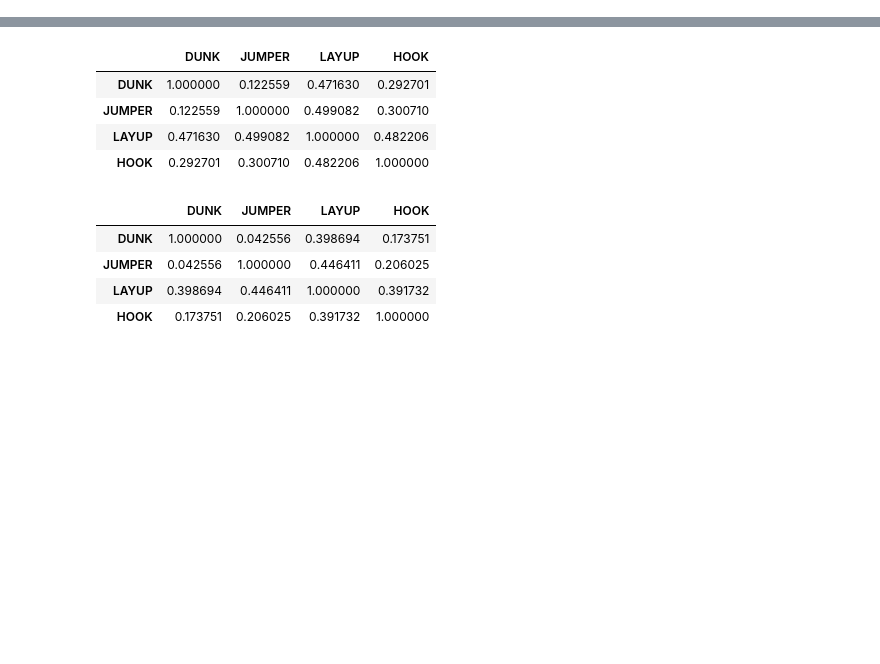
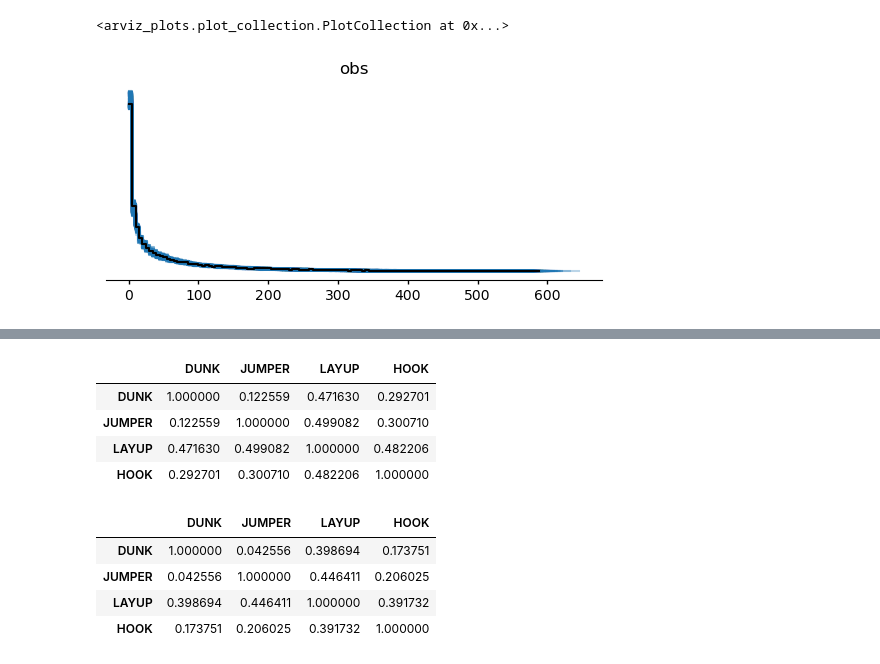
Before and after one commit to remmertjack/portfolio, a Jupyter notebook: bball_shotprobs/v2/skill_model.ipynb, the cells around one changed output, grey strips where cells are left out. Saved outputs shown, nothing was run; the diff lists cells and outputs as text; code cells hidden in the pictures; blank space fills up the shorter version.

```diff
--- a/bball_shotprobs/v2/skill_model.ipynb
+++ b/bball_shotprobs/v2/skill_model.ipynb
@@ -247,0 +283,2 @@ azs.summary(trace, var_names=["offset_weight", "shot_type_intercept", "player_st
+# %%
+spp = sample_posterior_pred(model, trace)
@@ -247,0 +289,5 @@ azs.summary(trace, var_names=["offset_weight", "shot_type_intercept", "player_st
+# %%
+azp.plot_ppc_dist(spp, var_names="obs", num_samples=250)
+# %% [output]
+<arviz_plots.plot_collection.PlotCollection at 0x...>
+[figure, added]
```
Also changed, not shown: parts of 23 cells of this notebook, 1 other file.
